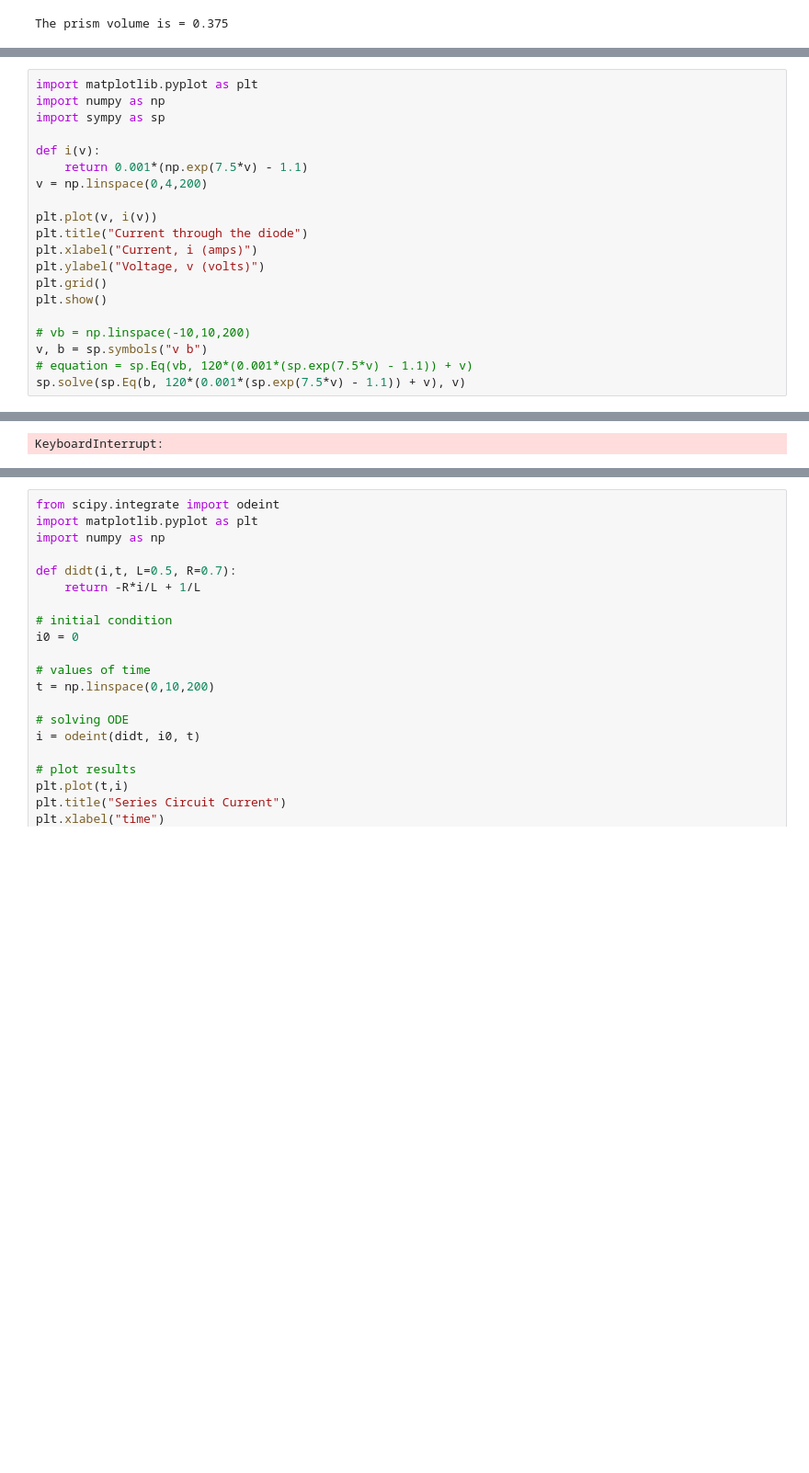
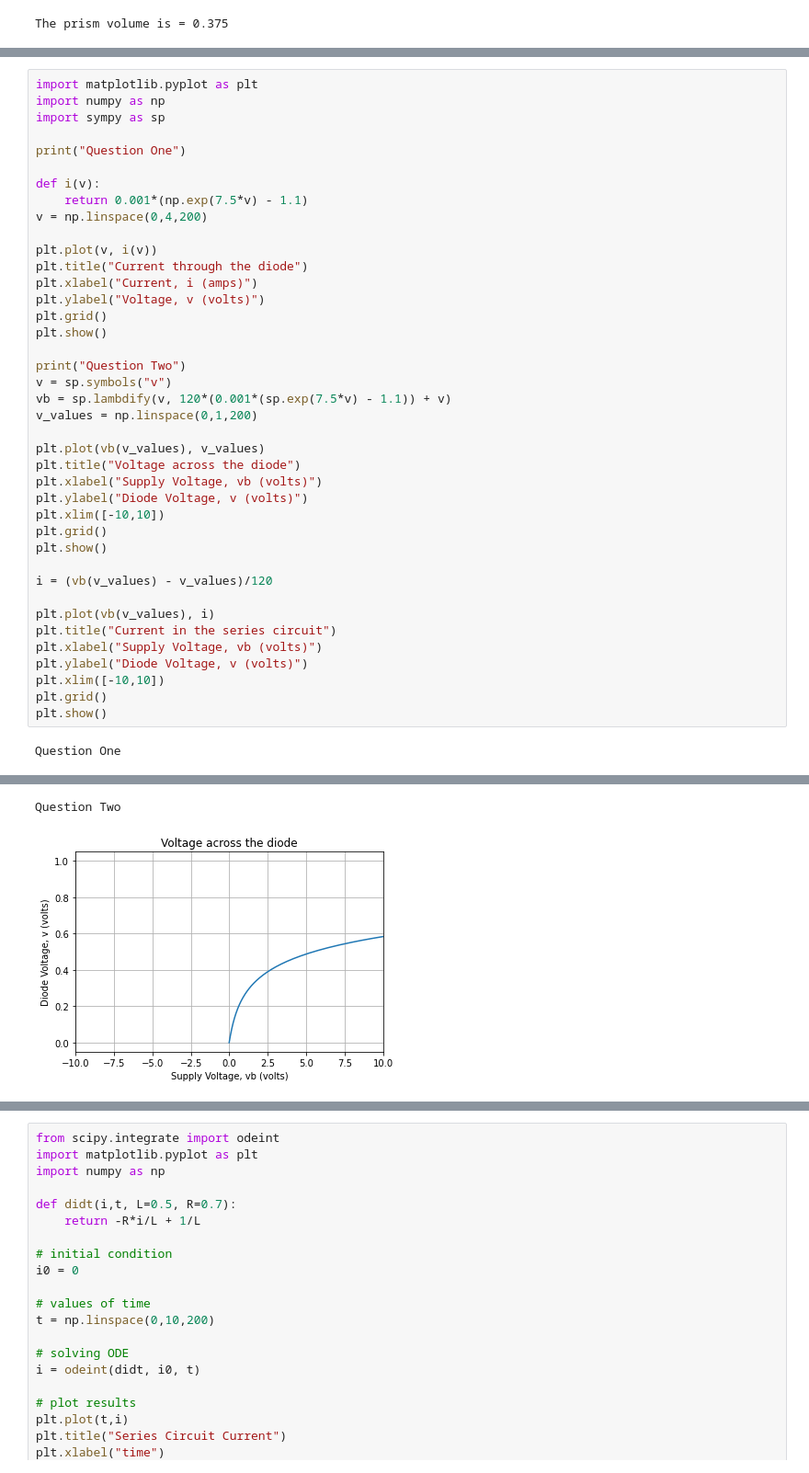
Before and after one commit to ENELEngineering/ENEL102, a Jupyter notebook: assignmentFour.ipynb, the cells around one changed output, grey strips where cells are left out. Shown: that part at 92% size. Cells and saved outputs as stored; diff of their text form; blank space fills up the shorter version.

Commit message:
Completed question 5

```diff
--- a/assignmentFour.ipynb
+++ b/assignmentFour.ipynb
@@ -106,23 +106,45 @@ The prism volume is = 0.375
 # %%
 import matplotlib.pyplot as plt
 import numpy as np
 import sympy as sp
+
+print("Question One")
 
 def i(v):
     return 0.001*(np.exp(7.5*v) - 1.1)
 v = np.linspace(0,4,200)
 
 plt.plot(v, i(v))
 plt.title("Current through the diode")
 plt.xlabel("Current, i (amps)")
 plt.ylabel("Voltage, v (volts)")
 plt.grid()
 plt.show()
 
-# vb = np.linspace(-10,10,200)
-v, b = sp.symbols("v b")
-# equation = sp.Eq(vb, 120*(0.001*(sp.exp(7.5*v) - 1.1)) + v)
-sp.solve(sp.Eq(b, 120*(0.001*(sp.exp(7.5*v) - 1.1)) + v), v)
+print("Question Two")
+v = sp.symbols("v")
+vb = sp.lambdify(v, 120*(0.001*(sp.exp(7.5*v) - 1.1)) + v)
+v_values = np.linspace(0,1,200)
+
+plt.plot(vb(v_values), v_values)
+plt.title("Voltage across the diode")
+plt.xlabel("Supply Voltage, vb (volts)")
+plt.ylabel("Diode Voltage, v (volts)")
+plt.xlim([-10,10])
+plt.grid()
+plt.show()
+
+i = (vb(v_values) - v_values)/120
+
+plt.plot(vb(v_values), i)
+plt.title("Current in the series circuit")
+plt.xlabel("Supply Voltage, vb (volts)")
+plt.ylabel("Diode Voltage, v (volts)")
+plt.xlim([-10,10])
+plt.grid()
+plt.show()
 # %% [output]
+Question One
 [figure]
-KeyboardInterrupt:
+Question Two
+[figure, added]
```
Also changed, not shown: parts of 1 cell of this notebook.
